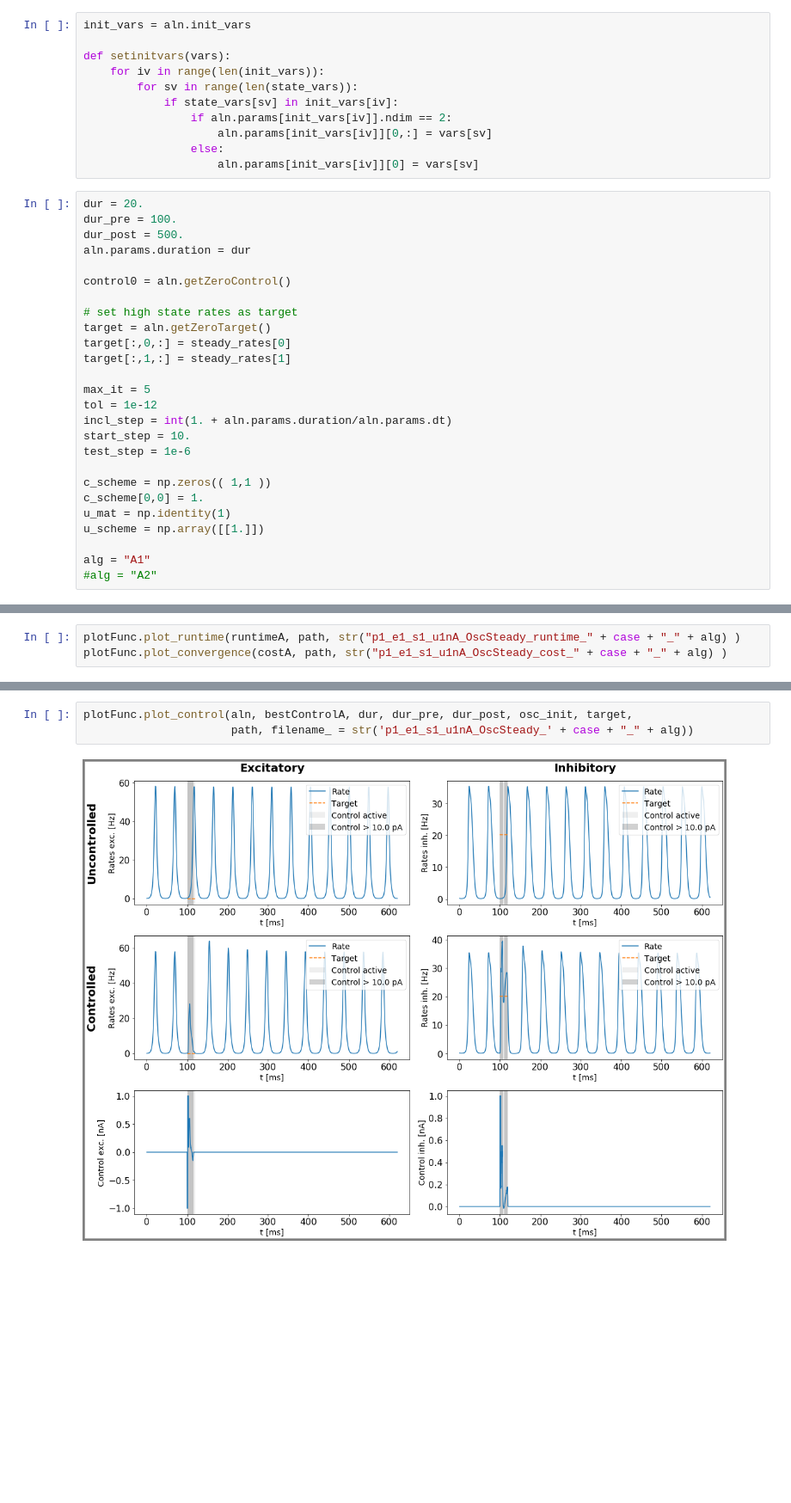
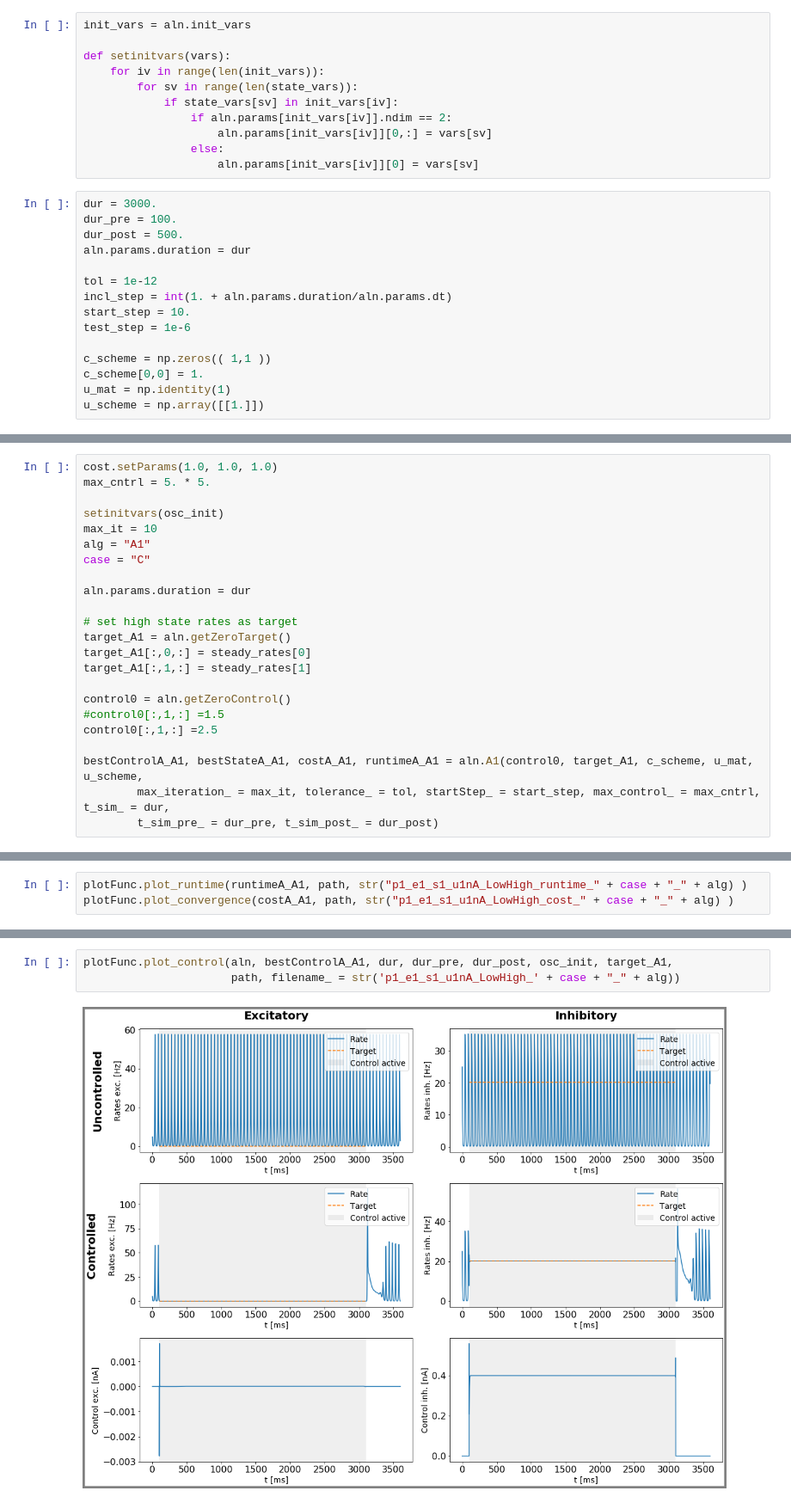
Before and after one commit to lenasal/neurolib, a Jupyter notebook: aln_control_20_11_12/Osc_High_state_switch/oscH.ipynb, the cells around one changed output, grey strips where cells are left out. Shown at 86% size. Cells and saved outputs as stored; diff of their text form; blank space fills up the shorter version.

```diff
--- a/aln_control_20_11_12/Osc_High_state_switch/oscH.ipynb
+++ b/aln_control_20_11_12/Osc_High_state_switch/oscH.ipynb
@@ -100,19 +100,11 @@ def setinitvars(vars):
                 else:
                     aln.params[init_vars[iv]][0] = vars[sv]
 # %%
-dur = 20.
+dur = 3000.
 dur_pre = 100.
 dur_post = 500.
 aln.params.duration = dur
 
-control0 = aln.getZeroControl()
-
-# set high state rates as target
-target = aln.getZeroTarget()
-target[:,0,:] = steady_rates[0]
-target[:,1,:] = steady_rates[1]
-
-max_it = 5
 tol = 1e-12
 incl_step = int(1. + aln.params.duration/aln.params.dt)
 start_step = 10.
@@ -122,7 +114,4 @@ c_scheme = np.zeros(( 1,1 ))
 c_scheme[0,0] = 1.
 u_mat = np.identity(1)
 u_scheme = np.array([[1.]])
-
-alg = "A1"
-#alg = "A2"
 # %% [markdown]
@@ -184,0 +123,23 @@ Problem in initial value trasfer:  Vmean_exc -62.90411739651571 -63.016168217224
+# %%
+cost.setParams(1.0, 1.0, 1.0)
+max_cntrl = 5. * 5.
+
+setinitvars(osc_init)
+max_it = 10
+alg = "A1"
+case = "C"
+
+aln.params.duration = dur
+
+# set high state rates as target
+target_A1 = aln.getZeroTarget()
+target_A1[:,0,:] = steady_rates[0]
+target_A1[:,1,:] = steady_rates[1]
+
+control0 = aln.getZeroControl()
+#control0[:,1,:] =1.5
+control0[:,1,:] =2.5
+
+bestControlA_A1, bestStateA_A1, costA_A1, runtimeA_A1 = aln.A1(control0, target_A1, c_scheme, u_mat, u_scheme,
+        max_iteration_ = max_it, tolerance_ = tol, startStep_ = start_step, max_control_ = max_cntrl, t_sim_ = dur,
+        t_sim_pre_ = dur_pre, t_sim_post_ = dur_post)
@@ -185,4 +164,4 @@ Problem in initial value trasfer:  Vmean_exc -62.90411739651571 -63.016168217224
 # %%
-plotFunc.plot_runtime(runtimeA, path, str("p1_e1_s1_u1nA_OscSteady_runtime_" + case + "_" + alg) )
-plotFunc.plot_convergence(costA, path, str("p1_e1_s1_u1nA_OscSteady_cost_" + case + "_" + alg) )
+plotFunc.plot_runtime(runtimeA_A1, path, str("p1_e1_s1_u1nA_LowHigh_runtime_" + case + "_" + alg) )
+plotFunc.plot_convergence(costA_A1, path, str("p1_e1_s1_u1nA_LowHigh_cost_" + case + "_" + alg) )
 # %% [output]
@@ -191,5 +170,5 @@ plotFunc.plot_convergence(costA, path, str("p1_e1_s1_u1nA_OscSteady_cost_" + cas
 # %%
-plotFunc.plot_control(aln, bestControlA, dur, dur_pre, dur_post, osc_init, target,
-                      path, filename_ = str('p1_e1_s1_u1nA_OscSteady_' + case + "_" + alg))
+plotFunc.plot_control(aln, bestControlA_A1, dur, dur_pre, dur_post, osc_init, target_A1,
+                      path, filename_ = str('p1_e1_s1_u1nA_LowHigh_' + case + "_" + alg))
 # %% [output]
-[figure, old version]
+[figure, new version]
```
Also changed, not shown: parts of 9 cells of this notebook, 9 other files.
